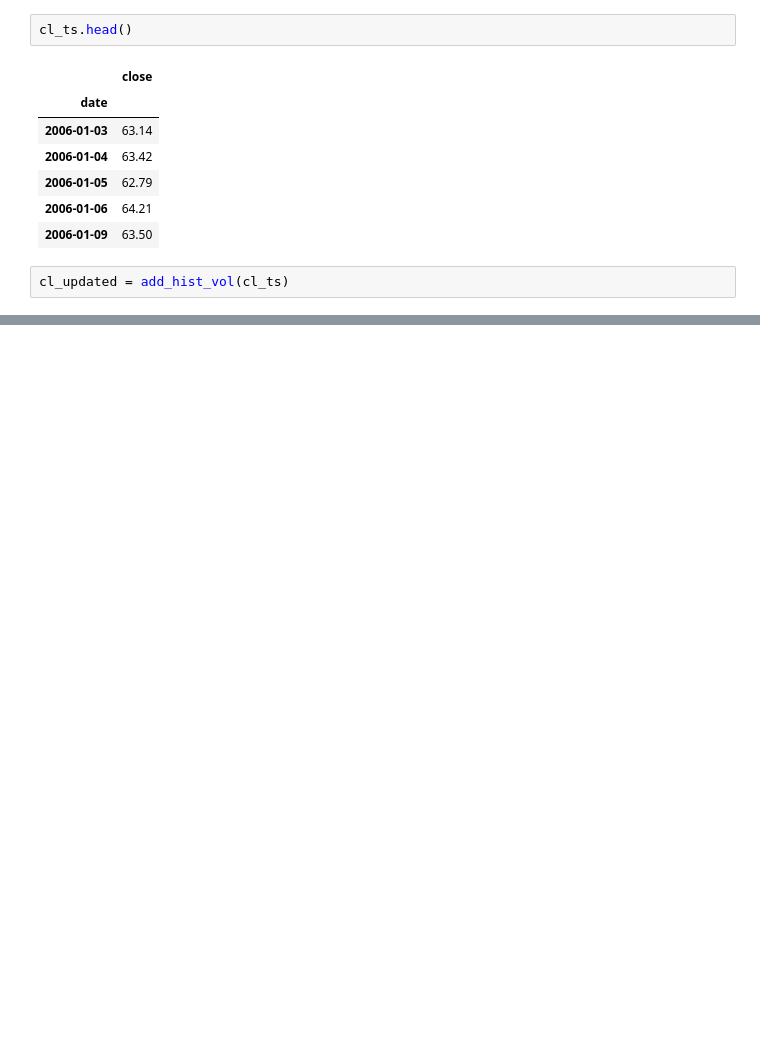
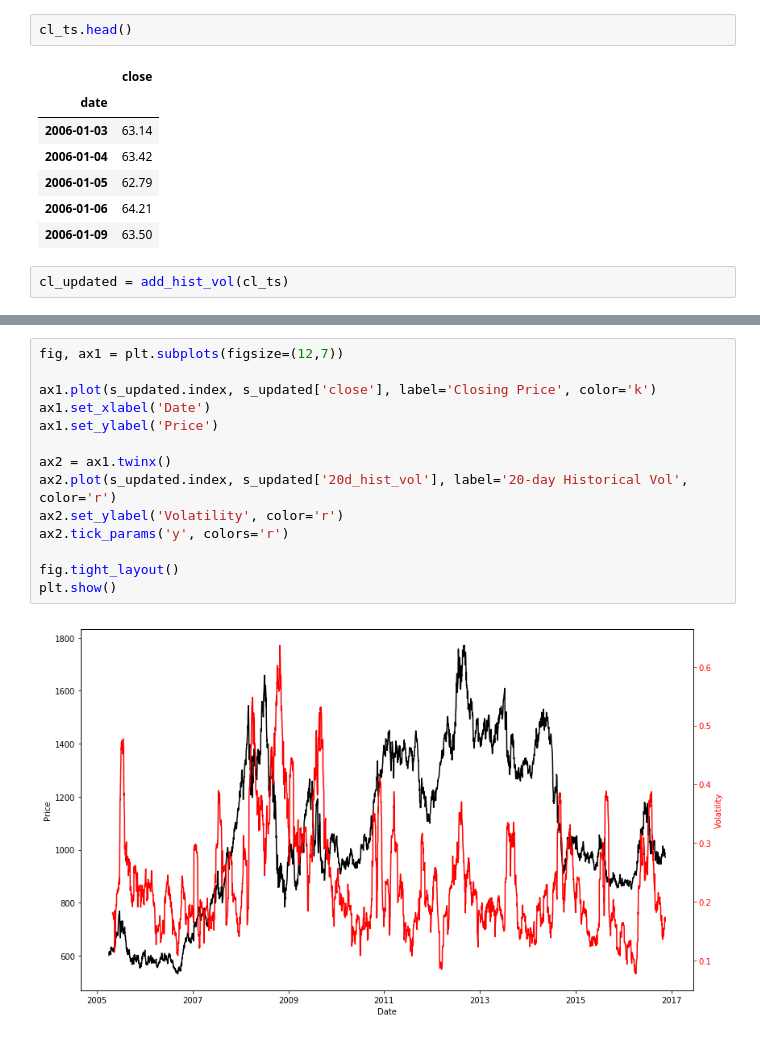
Before and after one commit to franko003/Commodity_TS_Analysis, a Jupyter notebook: notebooks/data_exploration.ipynb, the cells around one changed output, grey strips where cells are left out. Cells and saved outputs as stored; diff of their text form; blank space fills up the shorter version.

```diff
--- a/notebooks/data_exploration.ipynb
+++ b/notebooks/data_exploration.ipynb
@@ -135,0 +202,16 @@ cl_ts.tail()
+# %%
+fig, ax1 = plt.subplots(figsize=(12,7))
+
+ax1.plot(s_updated.index, s_updated['close'], label='Closing Price', color='k')
+ax1.set_xlabel('Date')
+ax1.set_ylabel('Price')
+
+ax2 = ax1.twinx()
+ax2.plot(s_updated.index, s_updated['20d_hist_vol'], label='20-day Historical Vol', color='r')
+ax2.set_ylabel('Volatility', color='r')
+ax2.tick_params('y', colors='r')
+
+fig.tight_layout()
+plt.show()
+# %% [output]
+[figure, added]
```
Also changed, not shown: parts of 12 cells of this notebook, 1 other file.
